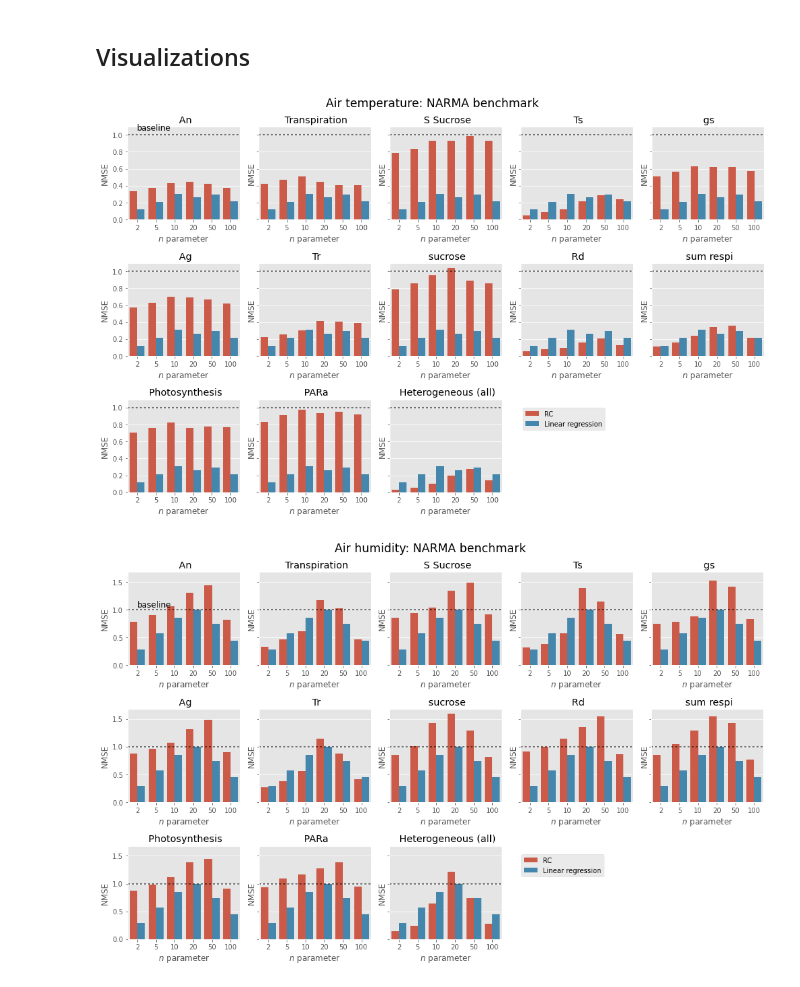
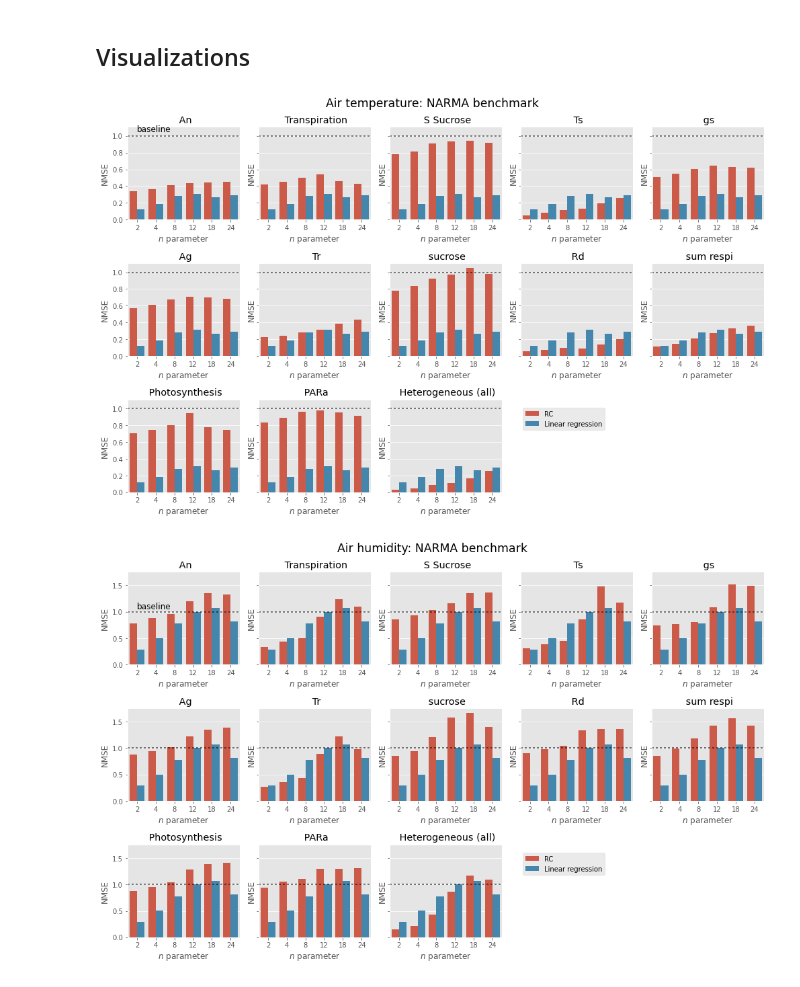
Before and after one commit to mcndt/thesis-plant-reservoir-computing, a Jupyter notebook: notebooks/cnwheat_rc_results_NARMA.ipynb, the cells around one changed output. Saved outputs shown, nothing was run; the diff lists cells and outputs as text; code cells hidden in the pictures.

```diff
--- a/notebooks/cnwheat_rc_results_NARMA.ipynb
+++ b/notebooks/cnwheat_rc_results_NARMA.ipynb
@@ -53,7 +53,8 @@ bench_xlabel = {
 from model_config_cnwheat import input_names
 
 BENCHMARK = 'NARMA'
-MAX_PARAM = 100
+# MAX_PARAM = 24
+PARAMS = [2, 4, 8, 12, 18, 24]
 
 
 TARGETS = input_targets
@@ -72,14 +73,14 @@ for target, baseline_reservoir in zip(TARGETS, BASELINE_RESERVOIRS):
 
     # Filter and preprocess baseline data
     baseline_data = data.loc[target, baseline_reservoir, BENCHMARK].reset_index()
-    baseline_data = baseline_data[baseline_data[bench_param[BENCHMARK]] <= MAX_PARAM]
+    baseline_data = baseline_data[baseline_data[bench_param[BENCHMARK]].isin(PARAMS)]
     baseline_data['test_score'] *= -1
     baseline_data['reservoir_id'] = 'Linear regression'
 
     for reservoir, ax in zip(PLANT_RESERVOIRS, axs.flatten()):
       # filter and preprocess reservoir data
       plot_data = data.loc[target, reservoir, BENCHMARK].reset_index()
-      plot_data = plot_data[plot_data[bench_param[BENCHMARK]] <= MAX_PARAM]
+      plot_data = plot_data[plot_data[bench_param[BENCHMARK]].isin(PARAMS)]
       plot_data['test_score'] *= -1
       plot_data['reservoir_id'] = 'RC'
 
@@ -88,32 +89,32 @@ for target, baseline_reservoir in zip(TARGETS, BASELINE_RESERVOIRS):
       # create data plots
       # sns.lineplot(x=bench_param[BENCHMARK], y="test_score", hue="reservoir_id", style="reservoir_id",
       #              dashes=True, markers=True, data=plot_data, ax=ax, markersize=8)
       sns.barplot(x=bench_param[BENCHMARK], y="test_score", hue="reservoir_id",  data=plot_data, ax=ax)
 
       # plot baseline score dashed line
       ax.axhline(1, dashes=(2, 2), color='black', alpha=0.67)
       if ax is axs[0, 0]:
         ax.text(0, 1.05, 'baseline', fontsize='large', rotation='horizontal')
 
       # Figure ticks, labels and titles
       # ax.set_xticks(np.arange(1, 10, 2))
       ax.set_xlabel(bench_xlabel[BENCHMARK])
       ax.set_ylabel("NMSE")
       ax.set_title(f'{res_to_title(reservoir)}')
 
       # Legend
       if ax is axs[0, 0]:
         handles, labels = ax.get_legend_handles_labels()
         fig.legend(handles, labels, bbox_to_anchor=(0.76, 0.275))
       ax.legend_.remove()
 
     # Remove empty axes
     for ax in axs.flatten()[len(PLANT_RESERVOIRS):]:
       ax.remove()
 
     plt.suptitle(f'{input_names[target]}: {bench_title[BENCHMARK]}', fontsize='xx-large')
     plt.tight_layout()
     plt.savefig(os.path.join('figures/', f'cnwheat__{BENCHMARK}__{target}.png'), dpi=200, bbox_inches='tight')
 # %% [output]
-[figure, old version]
+[figure, new version]
-[figure, old version]
+[figure, new version]
```
Also changed, not shown: parts of 1 cell of this notebook, 7 other files.
